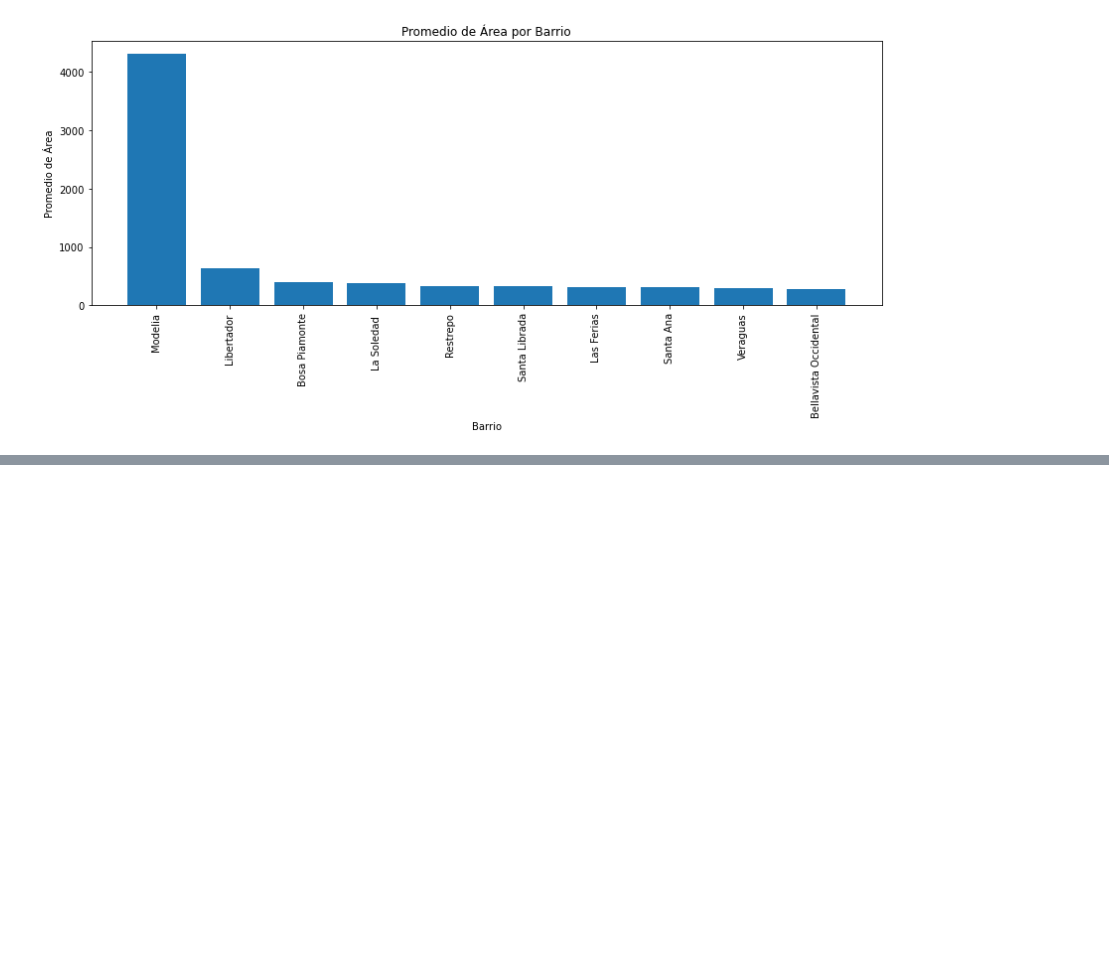
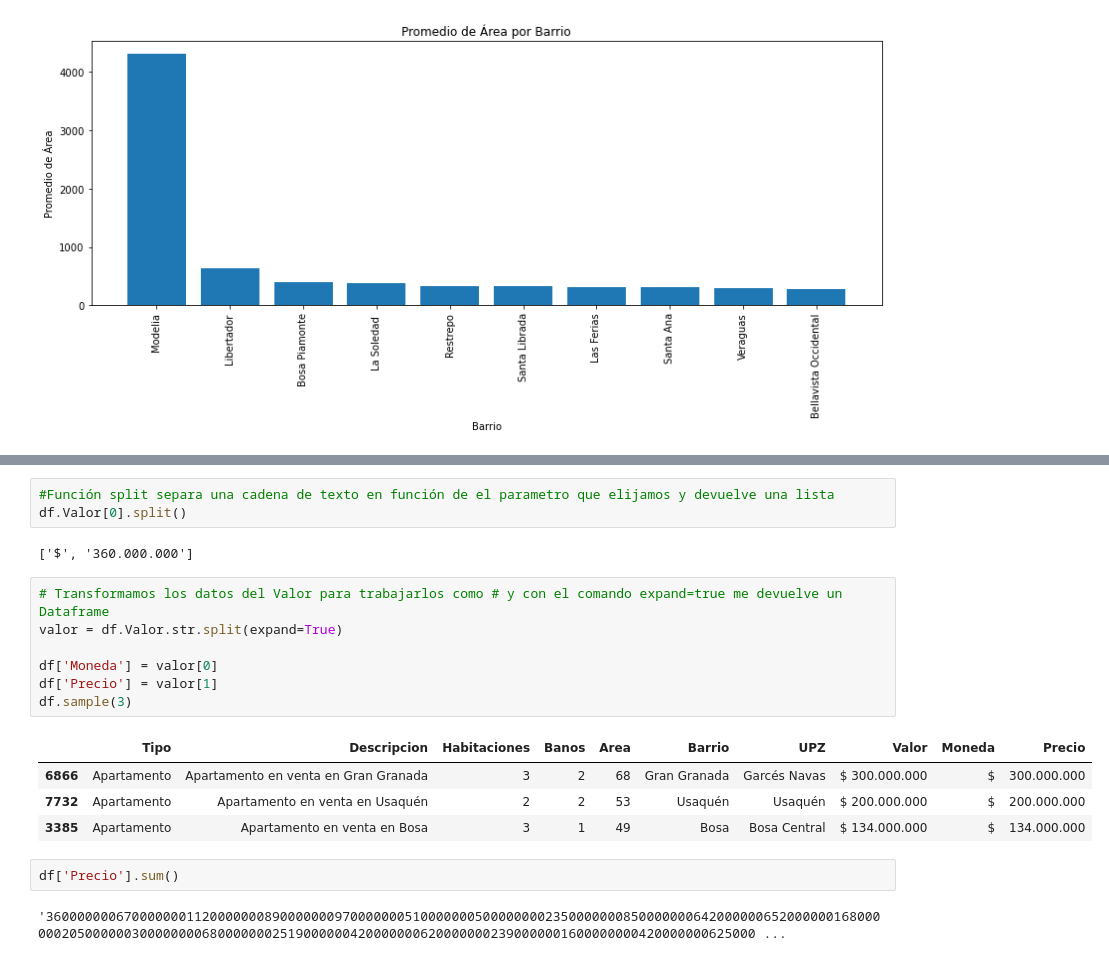
Before and after one commit to ErikLopez04/InmersionDatosPandas, a Jupyter notebook: pandas.ipynb, the cells around one changed output, grey strips where cells are left out. Saved outputs shown, nothing was run; the diff lists cells and outputs as text; blank space fills up the shorter version.

```diff
--- a/pandas.ipynb
+++ b/pandas.ipynb
@@ -271,0 +287,21 @@ plt.show()
+# %%
+#Función split separa una cadena de texto en función de el parametro que elijamos y devuelve una lista
+df.Valor[0].split()
+# %% [output]
+['$', '360.000.000']
+# %%
+# Transformamos los datos del Valor para trabajarlos como # y con el comando expand=true me devuelve un Dataframe
+valor = df.Valor.str.split(expand=True)
+
+df['Moneda'] = valor[0]
+df['Precio'] = valor[1]
+df.sample(3)
+# %% [output]
+|  | Tipo | Descripcion | Habitaciones | Banos | Area | Barrio | UPZ | Valor | Moneda | Precio |
+| 6866 | Apartamento | Apartamento en venta en Gran Granada | 3 | 2 | 68 | Gran Granada | Garcés Navas | $ 300.000.000 | $ | 300.000.000 |
+| 7732 | Apartamento | Apartamento en venta en Usaquén | 2 | 2 | 53 | Usaquén | Usaquén | $ 200.000.000 | $ | 200.000.000 |
+| 3385 | Apartamento | Apartamento en venta en Bosa | 3 | 1 | 49 | Bosa | Bosa Central | $ 134.000.000 | $ | 134.000.000 |
+# %%
+df['Precio'].sum()
+# %% [output]
+'3600000006700000001120000000890000000970000000510000000500000000235000000085000000064200000065200000016800000020500000030000000068000000025190000004200000006200000002390000001600000000420000000625000 ...
```
Also changed, not shown: parts of 10 cells of this notebook.
